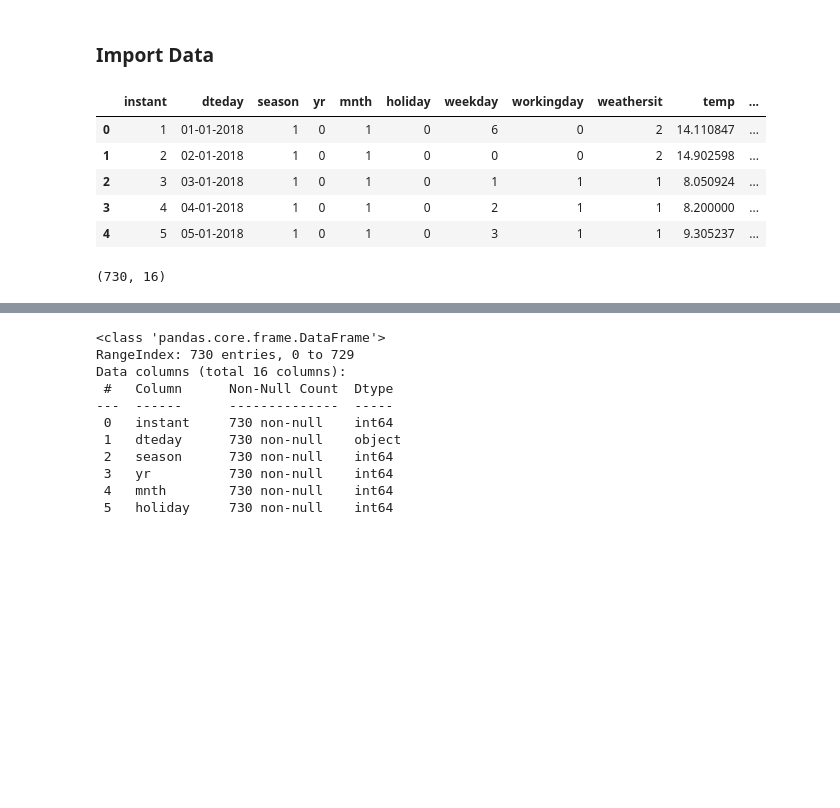
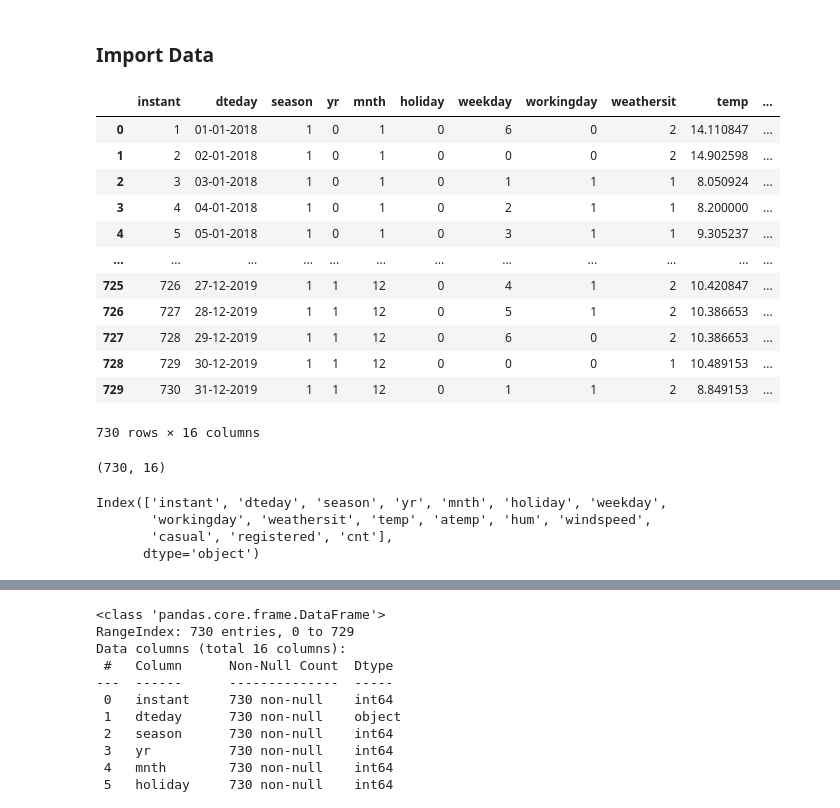
Before and after one commit to ahmedaboutaib/Machine_Learning_RL_Multiple, a Jupyter notebook: Project2_BikeSharing_MLR/Bike_Sharing.ipynb, the cells around one changed output, grey strips where cells are left out. Drawn from its saved outputs; the diff is of its cells as text; code cells hidden in the pictures; blank space fills up the shorter version.

```diff
--- a/Project2_BikeSharing_MLR/Bike_Sharing.ipynb
+++ b/Project2_BikeSharing_MLR/Bike_Sharing.ipynb
@@ -25,15 +25,29 @@ import matplotlib.pyplot as plt
 %matplotlib inline
 # %%
 df=pd.read_csv("day.csv")
-df.head()
+df
 # %% [output]
 |  | instant | dteday | season | yr | mnth | holiday | weekday | workingday | weathersit | temp | ... |
 | 0 | 1 | 01-01-2018 | 1 | 0 | 1 | 0 | 6 | 0 | 2 | 14.110847 | ... |
 | 1 | 2 | 02-01-2018 | 1 | 0 | 1 | 0 | 0 | 0 | 2 | 14.902598 | ... |
 | 2 | 3 | 03-01-2018 | 1 | 0 | 1 | 0 | 1 | 1 | 1 | 8.050924 | ... |
 | 3 | 4 | 04-01-2018 | 1 | 0 | 1 | 0 | 2 | 1 | 1 | 8.200000 | ... |
 | 4 | 5 | 05-01-2018 | 1 | 0 | 1 | 0 | 3 | 1 | 1 | 9.305237 | ... |
+| ... | ... | ... | ... | ... | ... | ... | ... | ... | ... | ... | ... |
+| 725 | 726 | 27-12-2019 | 1 | 1 | 12 | 0 | 4 | 1 | 2 | 10.420847 | ... |
+| 726 | 727 | 28-12-2019 | 1 | 1 | 12 | 0 | 5 | 1 | 2 | 10.386653 | ... |
+| 727 | 728 | 29-12-2019 | 1 | 1 | 12 | 0 | 6 | 0 | 2 | 10.386653 | ... |
+| 728 | 729 | 30-12-2019 | 1 | 1 | 12 | 0 | 0 | 0 | 1 | 10.489153 | ... |
+| 729 | 730 | 31-12-2019 | 1 | 1 | 12 | 0 | 1 | 1 | 2 | 8.849153 | ... |
+730 rows × 16 columns
 # %%
 df.shape
 # %% [output]
 (730, 16)
+# %%
+df.columns
+# %% [output]
+Index(['instant', 'dteday', 'season', 'yr', 'mnth', 'holiday', 'weekday',
+       'workingday', 'weathersit', 'temp', 'atemp', 'hum', 'windspeed',
+       'casual', 'registered', 'cnt'],
+      dtype='object')
```
Also changed, not shown: parts of 10 cells of this notebook.
